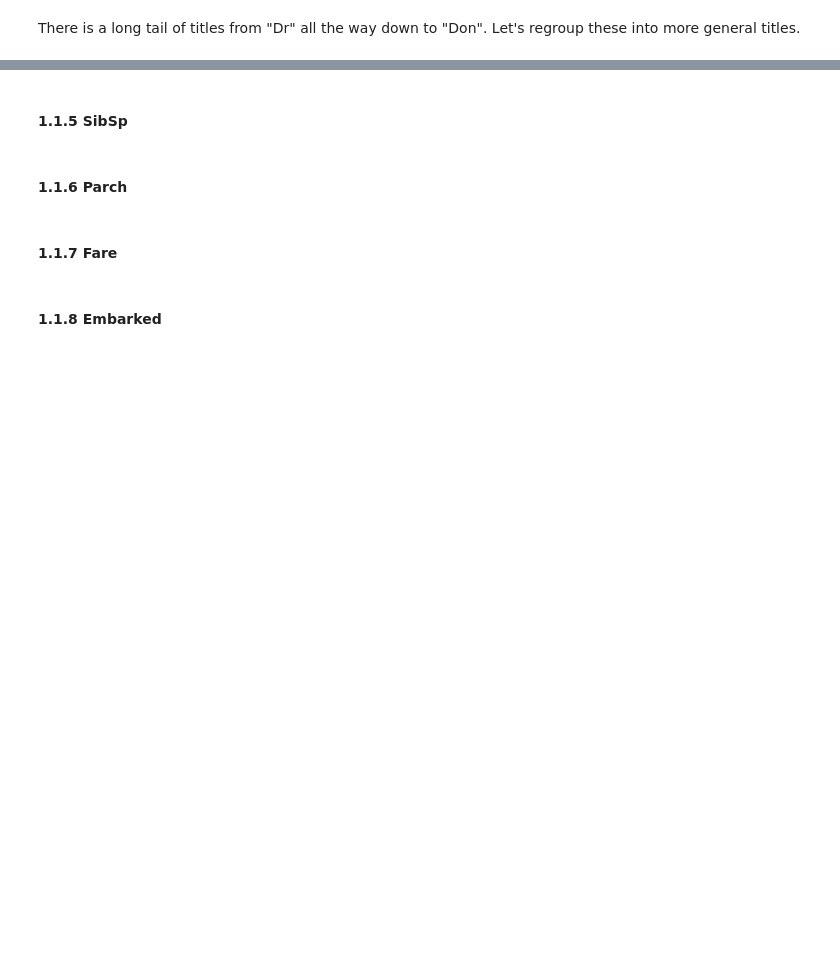
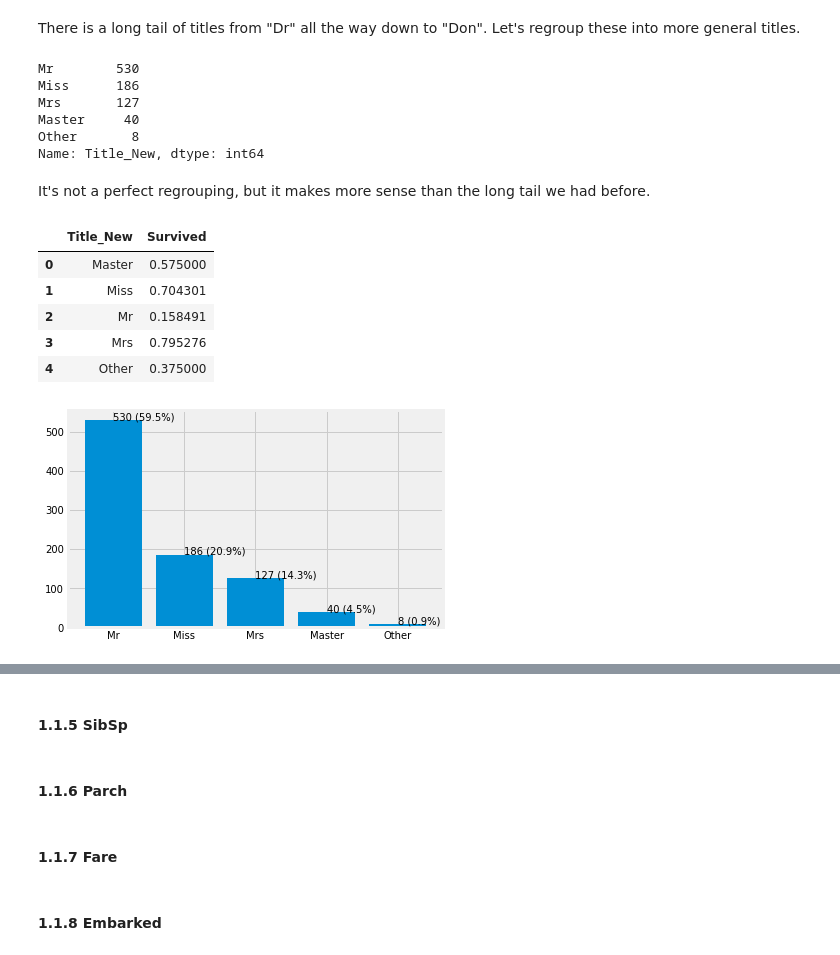
Before and after one commit to chadbartel/Data-Science-Projects, a Jupyter notebook: Titanic/Code/Model/Experiments/Experiment10/eda_titanic_10.ipynb, the cells around one changed output, grey strips where cells are left out. Cells and saved outputs as stored; diff of their text form; code cells hidden in the pictures; blank space fills up the shorter version.

```diff
--- a/Titanic/Code/Model/Experiments/Experiment10/eda_titanic_10.ipynb
+++ b/Titanic/Code/Model/Experiments/Experiment10/eda_titanic_10.ipynb
@@ -344,0 +345,43 @@ There is a long tail of titles from "Dr" all the way down to "Don". Let's regrou
+# %%
+title_map = {
+    'Mr': 'Mr',
+    'Miss': 'Miss',
+    'Mrs': 'Mrs',
+    'Master': 'Master',
+    'Dr': 'Other',
+    'Rev': 'Mr',
+    'Col': 'Mr',
+    'Major': 'Mr',
+    'Mlle': 'Miss',
+    'the Countess': 'Mrs',
+    'Mme': 'Miss',
+    'Sir': 'Mr',
+    'Jonkheer': 'Other',
+    'Ms': 'Miss',
+    'Capt': 'Mr',
+    'Lady': 'Mrs',
+    'Don': 'Mr'
+}
+# %%
+titanic.data['Title_New'] = titanic.data['Title'].map(title_map)
+titanic.get_value_counts('Title_New')
+# %% [output]
+Mr        530
+Miss      186
+Mrs       127
+Master     40
+Other       8
+Name: Title_New, dtype: int64
+# %% [markdown]
+It's not a perfect regrouping, but it makes more sense than the long tail we had before.
+# %%
+titanic.get_target_correlation('Title_New')
+titanic.plot_value_counts('Title_New')
+# %% [output]
+|  | Title_New | Survived |
+| 0 | Master | 0.575000 |
+| 1 | Miss | 0.704301 |
+| 2 | Mr | 0.158491 |
+| 3 | Mrs | 0.795276 |
+| 4 | Other | 0.375000 |
+[figure, added]
```
Also changed, not shown: parts of 10 cells of this notebook.
